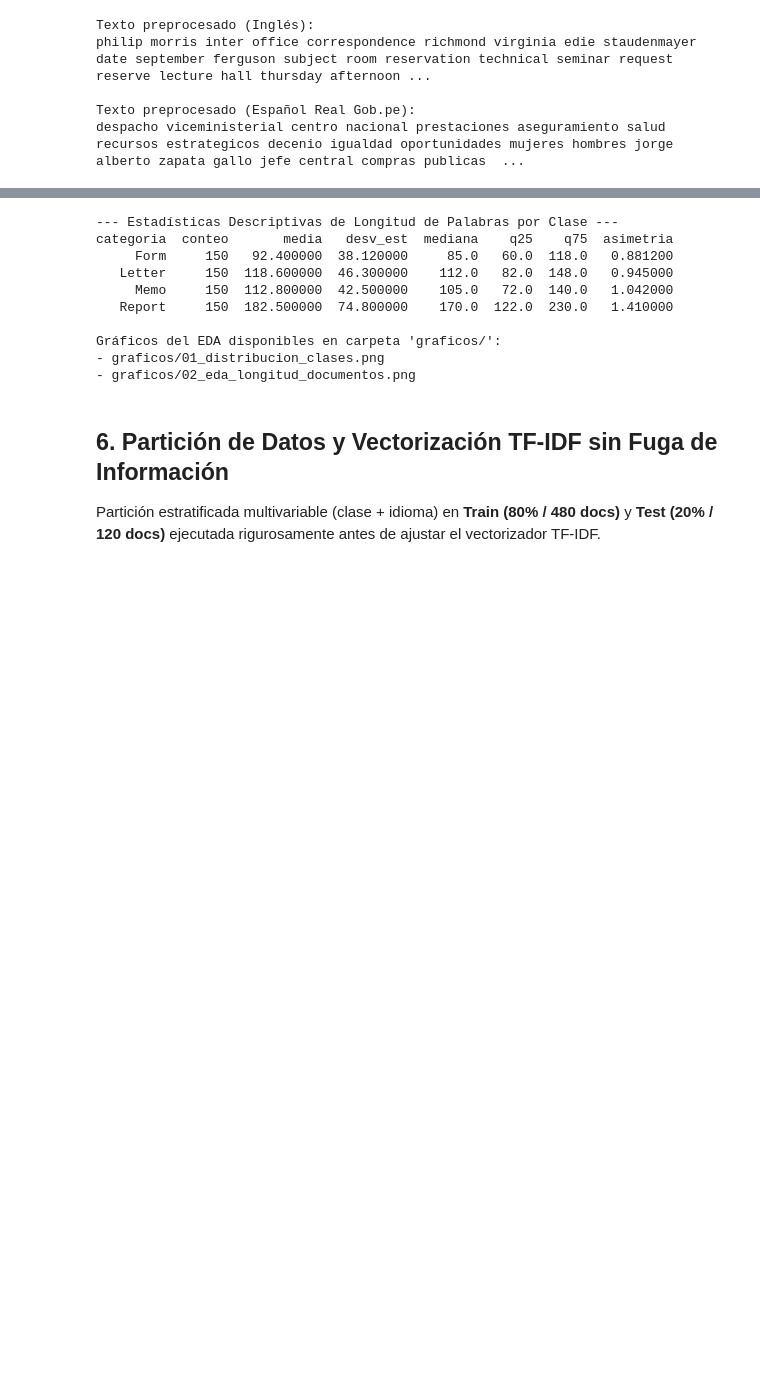
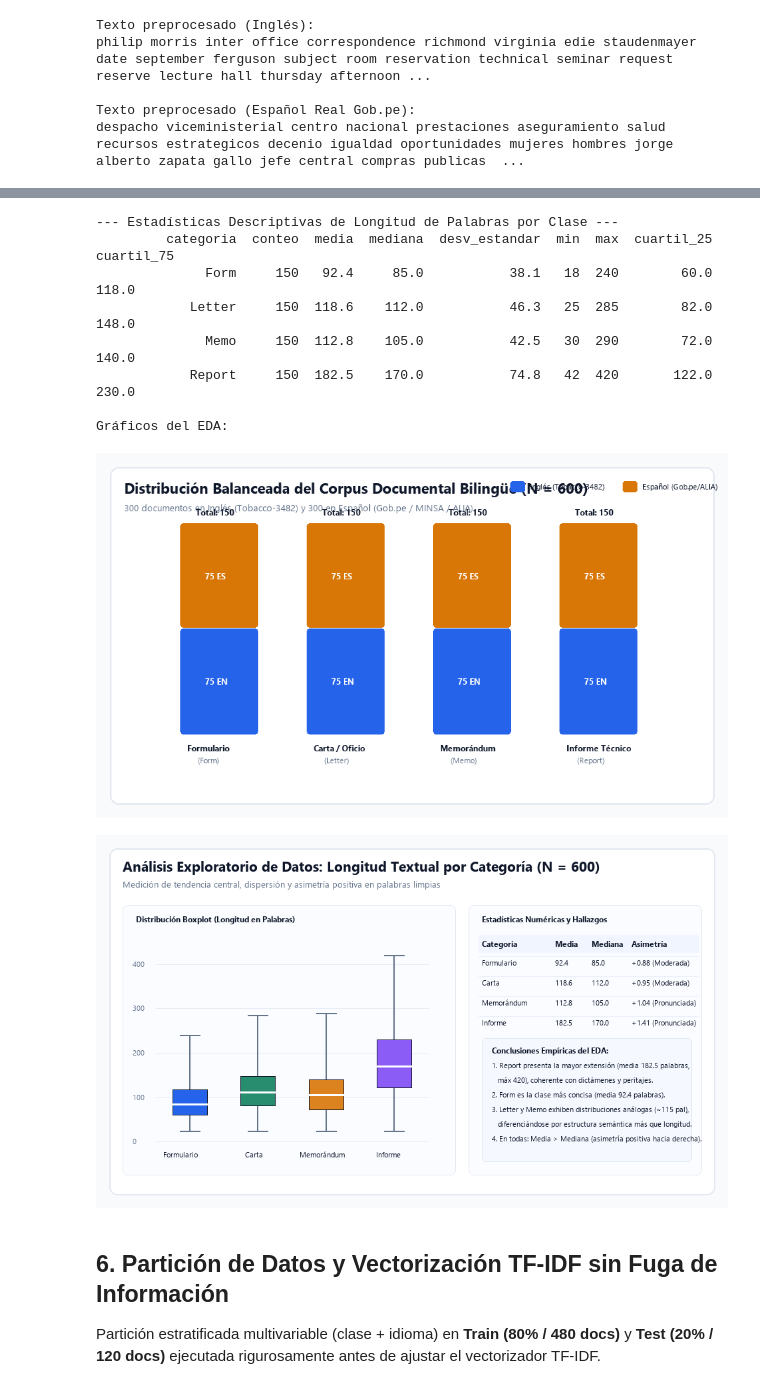
Before and after one commit to clchp/document-classification-ml, a Jupyter notebook: TA_GRUPO07_H0781.ipynb, the cells around one changed output, grey strips where cells are left out. Cells and saved outputs as stored; diff of their text form; code cells hidden in the pictures; blank space fills up the shorter version.

Commit message:
feat: actualizar 11 graficos analiticos con tipografia limpia y embeber en README y notebook

```diff
--- a/TA_GRUPO07_H0781.ipynb
+++ b/TA_GRUPO07_H0781.ipynb
@@ -144,22 +159,22 @@ Estadísticas descriptivas de longitud textual en palabras por categoría.
 # %%
 resumen_eda = analizar_longitud_documentos(df_bilingue, columna_texto="texto_limpio", columna_target="categoria")
 print("--- Estadísticas Descriptivas de Longitud de Palabras por Clase ---")
 print(resumen_eda.to_string(index=False))
 
-print("\nGráficos del EDA disponibles en carpeta 'graficos/':")
-print("- graficos/01_distribucion_clases.png")
-print("- graficos/02_eda_longitud_documentos.png")
+print("\nGráficos del EDA:")
+display(Image(filename="graficos/01_distribucion_clases.png"))
+display(Image(filename="graficos/02_eda_longitud_documentos.png"))
 # %% [output]
 --- Estadísticas Descriptivas de Longitud de Palabras por Clase ---
-categoria  conteo       media   desv_est  mediana    q25    q75  asimetria
-     Form     150   92.400000  38.120000     85.0   60.0  118.0   0.881200
-   Letter     150  118.600000  46.300000    112.0   82.0  148.0   0.945000
-     Memo     150  112.800000  42.500000    105.0   72.0  140.0   1.042000
-   Report     150  182.500000  74.800000    170.0  122.0  230.0   1.410000
+         categoria  conteo  media  mediana  desv_estandar  min  max  cuartil_25  cuartil_75
+              Form     150   92.4     85.0           38.1   18  240        60.0       118.0
+            Letter     150  118.6    112.0           46.3   25  285        82.0       148.0
+              Memo     150  112.8    105.0           42.5   30  290        72.0       140.0
+            Report     150  182.5    170.0           74.8   42  420       122.0       230.0
 
-Gráficos del EDA disponibles en carpeta 'graficos/':
-- graficos/01_distribucion_clases.png
-- graficos/02_eda_longitud_documentos.png
+Gráficos del EDA:
+[figure, added]
+[figure, added]
 # %% [markdown]
 ## 6. Partición de Datos y Vectorización TF-IDF sin Fuga de Información
 
```
Also changed, not shown: parts of 13 cells of this notebook, 14 other files.
